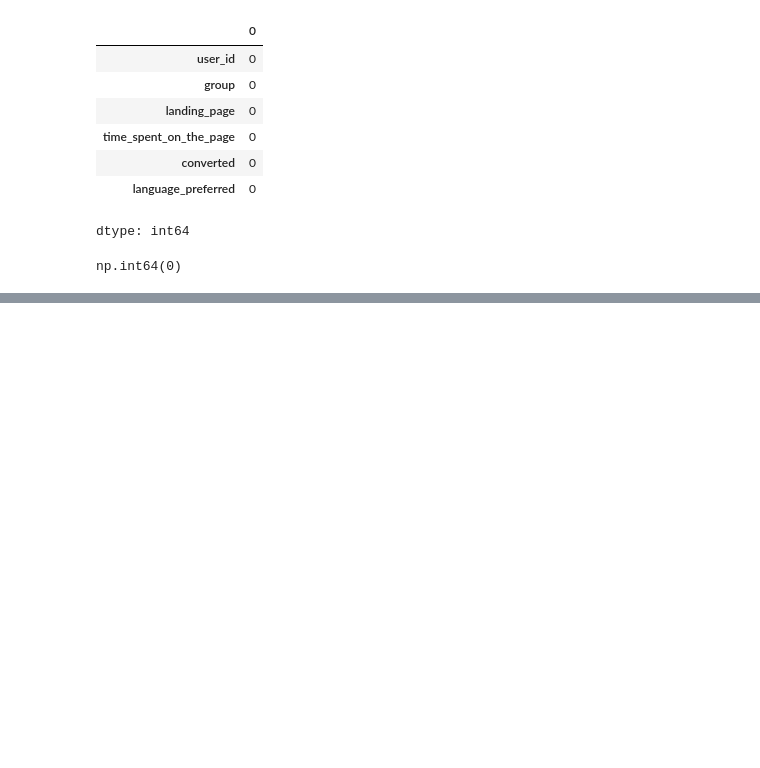
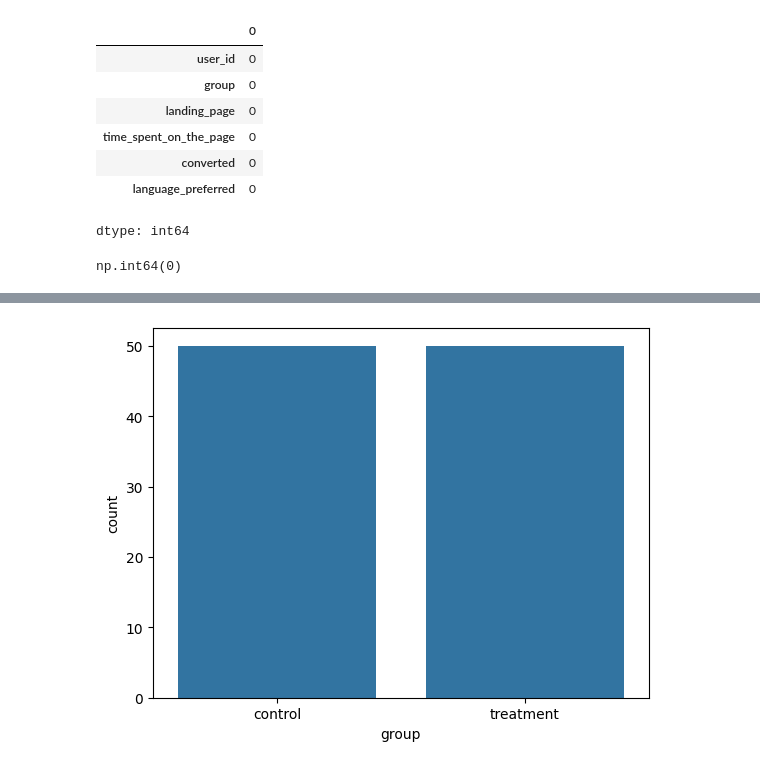
Before and after one commit to jhamilton1975/AutoAgent, a Jupyter notebook: Business_Statistics_E_news.ipynb, the cells around one changed output, grey strips where cells are left out. Saved outputs shown, nothing was run; the diff lists cells and outputs as text; code cells hidden in the pictures; blank space fills up the shorter version.

```diff
--- a/Business_Statistics_E_news.ipynb
+++ b/Business_Statistics_E_news.ipynb
@@ -158,0 +179,5 @@ np.int64(0)
+# %%
+sns.countplot(data=data,x='group')
+plt.show()
+# %% [output]
+[figure, added]
```
Also changed, not shown: parts of 13 cells of this notebook.
